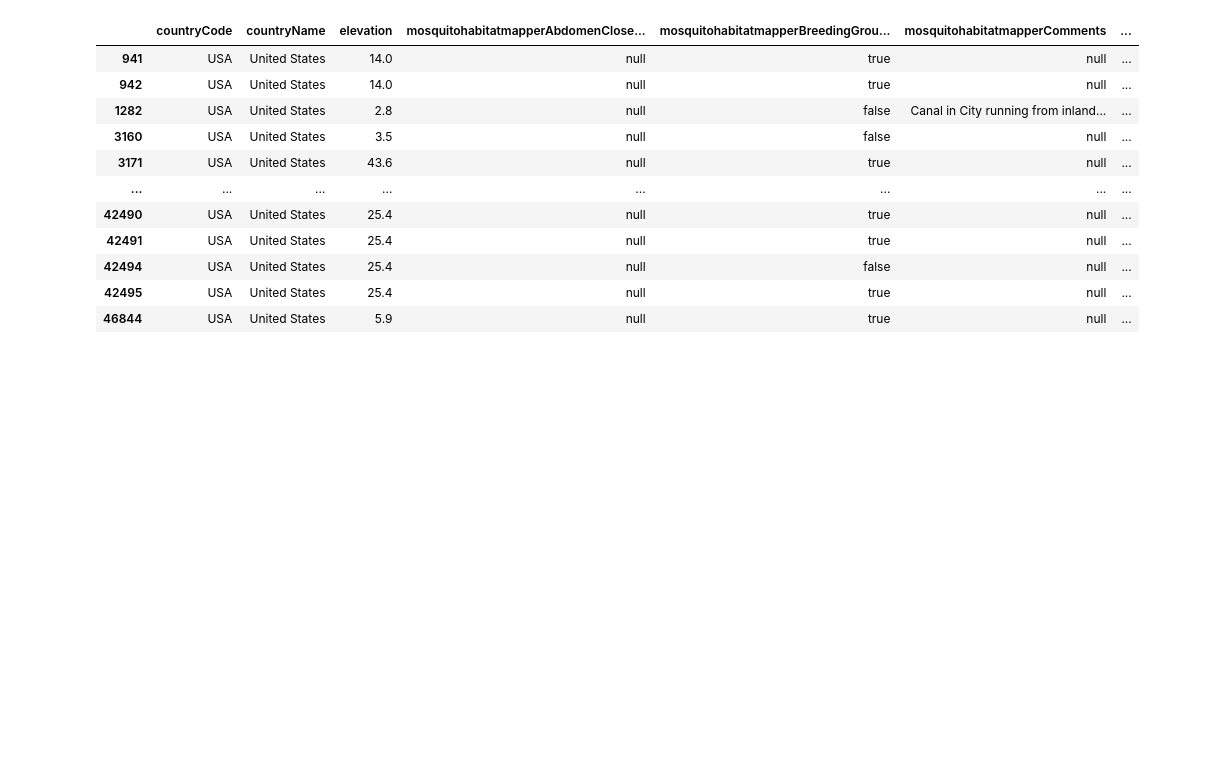
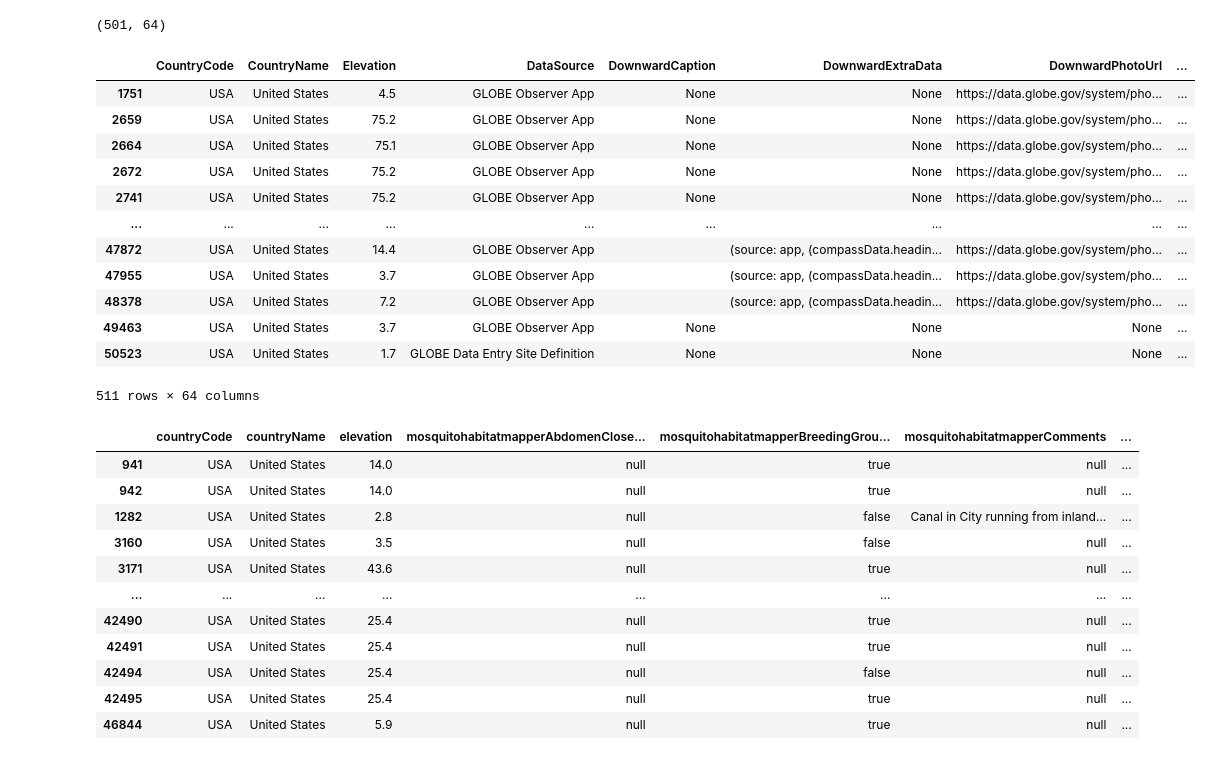
Before and after one commit to Satyabratadas/GeoEmerge_hackathon, a Jupyter notebook: analysis.ipynb, the cells around one changed output. Drawn from its saved outputs; the diff is of its cells as text; code cells hidden in the pictures; blank space fills up the shorter version.

```diff
--- a/analysis.ipynb
+++ b/analysis.ipynb
@@ -69,0 +22,3 @@ memory usage: 12.7+ MB
+# %%
+mosquito = gpd.read_file('https://github.com/geo-di-lab/emerge-lessons/raw/refs/heads/main/docs/data/globe_mosquito.zip')
+land_cover = gpd.read_file('https://github.com/geo-di-lab/emerge-lessons/raw/refs/heads/main/docs/data/globe_land_cover.zip')
@@ -70,3 +63,27 @@ memory usage: 12.7+ MB
+# %%
+florida_only = land_cover[
+    (land_cover["CountryCode"] == "USA") & (land_cover.geometry.x.between(-87, -79)) & (land_cover.geometry.y.between(24, 31))
+].copy()
+# %%
+florida_only.shape
+# %% [output]
+(501, 64)
+# %%
+florida_only
+# %% [output]
+|  | CountryCode | CountryName | Elevation | DataSource | DownwardCaption | DownwardExtraData | DownwardPhotoUrl | ... |
+| 1751 | USA | United States | 4.5 | GLOBE Observer App | None | None | https://data.globe.gov/system/pho... | ... |
+| 2659 | USA | United States | 75.2 | GLOBE Observer App | None | None | https://data.globe.gov/system/pho... | ... |
+| 2664 | USA | United States | 75.1 | GLOBE Observer App | None | None | https://data.globe.gov/system/pho... | ... |
+| 2672 | USA | United States | 75.2 | GLOBE Observer App | None | None | https://data.globe.gov/system/pho... | ... |
+| 2741 | USA | United States | 75.2 | GLOBE Observer App | None | None | https://data.globe.gov/system/pho... | ... |
+| ... | ... | ... | ... | ... | ... | ... | ... | ... |
+| 47872 | USA | United States | 14.4 | GLOBE Observer App |  | (source: app, (compassData.headin... | https://data.globe.gov/system/pho... | ... |
+| 47955 | USA | United States | 3.7 | GLOBE Observer App |  | (source: app, (compassData.headin... | https://data.globe.gov/system/pho... | ... |
+| 48378 | USA | United States | 7.2 | GLOBE Observer App |  | (source: app, (compassData.headin... | https://data.globe.gov/system/pho... | ... |
+| 49463 | USA | United States | 3.7 | GLOBE Observer App | None | None | None | ... |
+| 50523 | USA | United States | 1.7 | GLOBE Data Entry Site Definition | None | None | None | ... |
+511 rows × 64 columns
 # %%
 fl_data = data[data["countryName"] == "United States"].copy()
 fl_data = fl_data.cx[-87:-79, 24:31]  #FL bounding box
```
Also changed, not shown: parts of 14 cells of this notebook.
